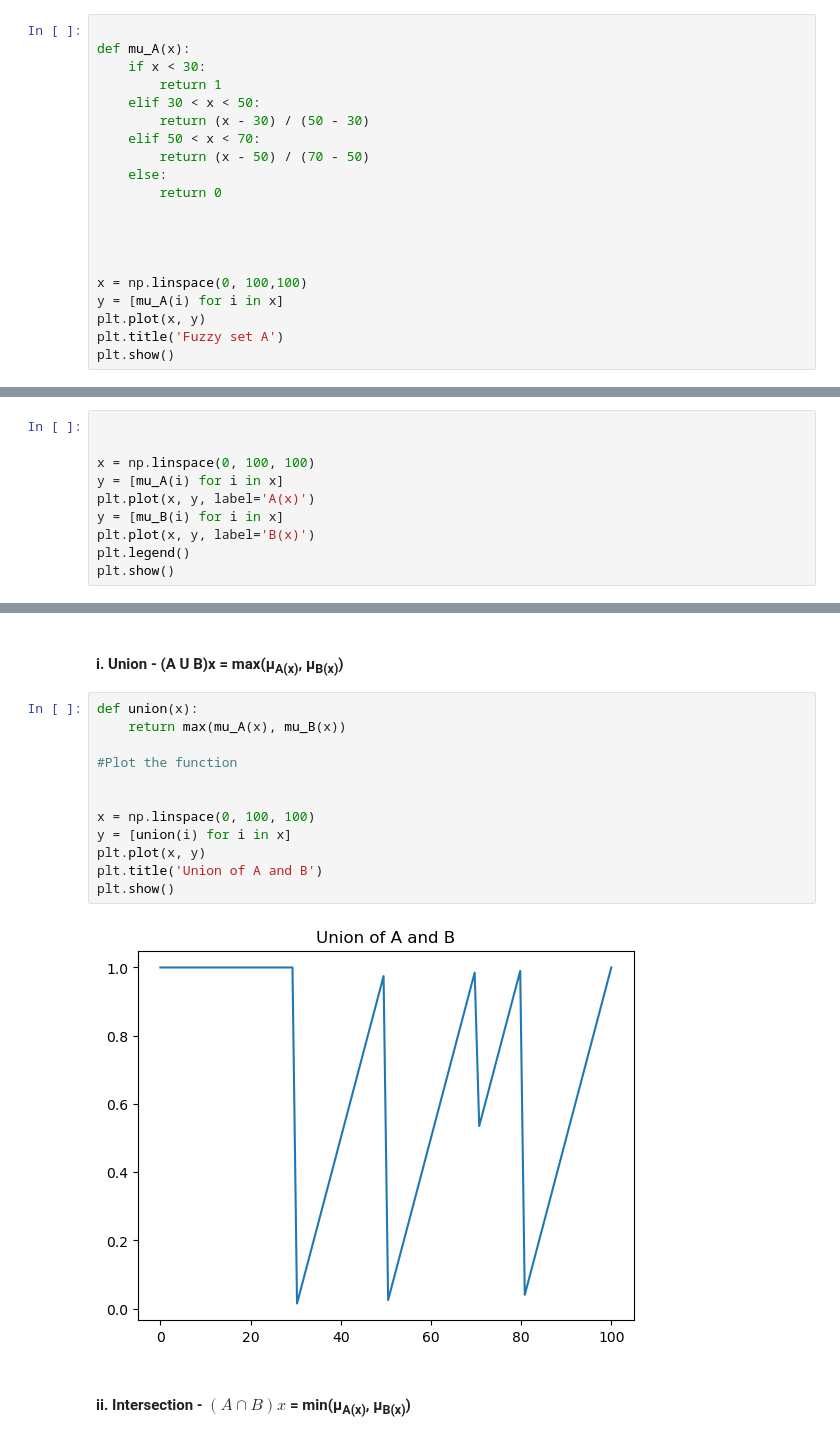
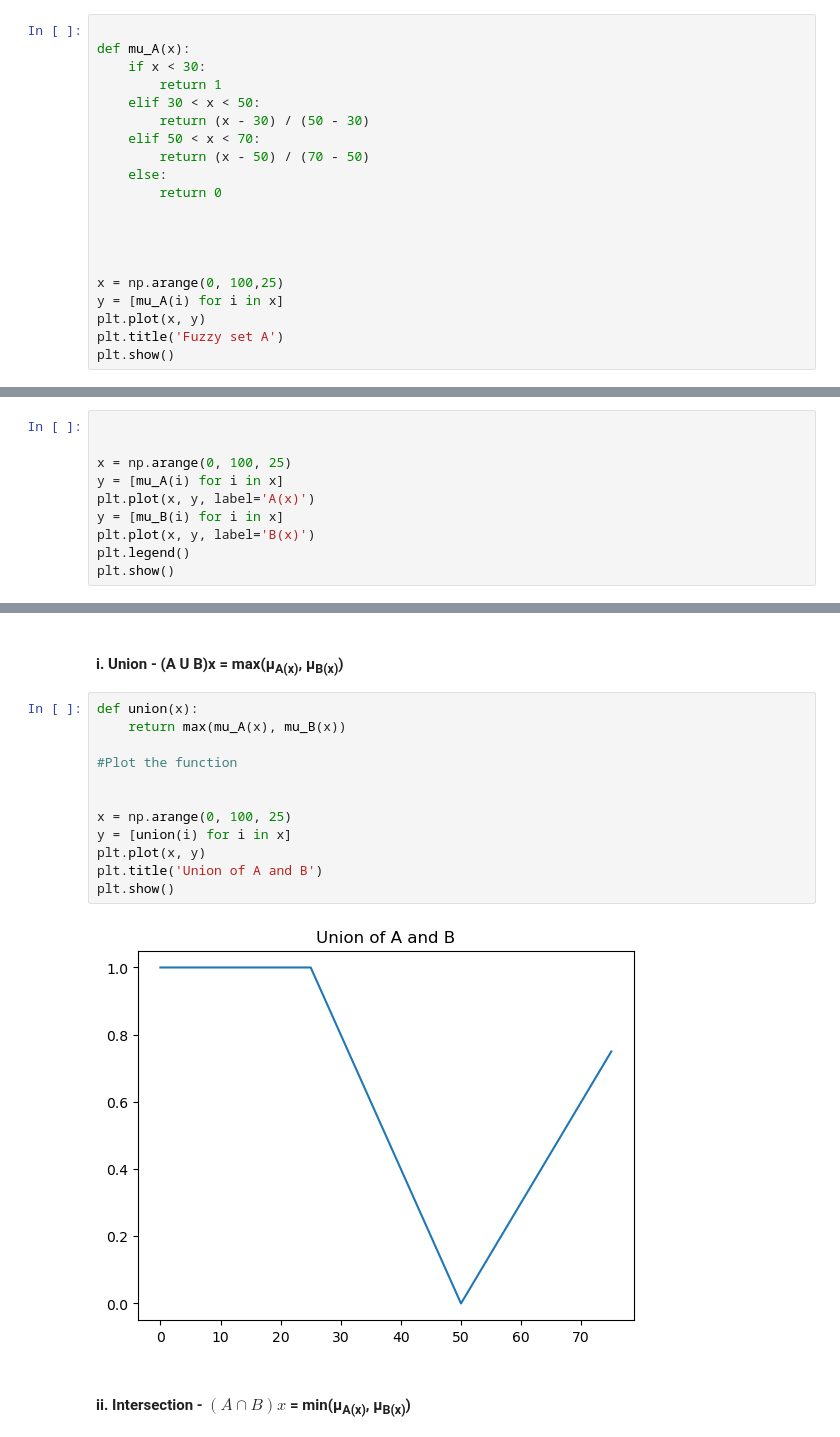
Before and after one commit to Uttam-Mahata/Soft_Computing, a Jupyter notebook: Assignment2/Fuzzy_logic.ipynb, the cells around one changed output, grey strips where cells are left out. Drawn from its saved outputs; the diff is of its cells as text.

```diff
--- a/Assignment2/Fuzzy_logic.ipynb
+++ b/Assignment2/Fuzzy_logic.ipynb
@@ -47,7 +47,7 @@ def mu_A(x):
 
 
 
-x = np.linspace(0, 100,100)
+x = np.arange(0, 100,25)
 y = [mu_A(i) for i in x]
 plt.plot(x, y)
 plt.title('Fuzzy set A')
@@ -77,7 +77,7 @@ plt.show()
 # %%
 
 
-x = np.linspace(0, 100, 100)
+x = np.arange(0, 100, 25)
 y = [mu_A(i) for i in x]
 plt.plot(x, y, label='A(x)')
 y = [mu_B(i) for i in x]
@@ -102,17 +102,17 @@ iv. Difference of the two sets – (A − B)x = (μ<sub>A(x)</sub> − μ<sub>B(
 # %%
 def union(x):
     return max(mu_A(x), mu_B(x))
 
 #Plot the function
 
 
-x = np.linspace(0, 100, 100)
+x = np.arange(0, 100, 25)
 y = [union(i) for i in x]
 plt.plot(x, y)
 plt.title('Union of A and B')
 plt.show()
 # %% [output]
-[figure, old version]
+[figure, new version]
 # %% [markdown]
 #### ii. Intersection - $(A \cap B)x$ = min(μ<sub>A(x)</sub>, μ<sub>B(x)</sub>)
 # %%
```
Also changed, not shown: parts of 13 cells of this notebook.
